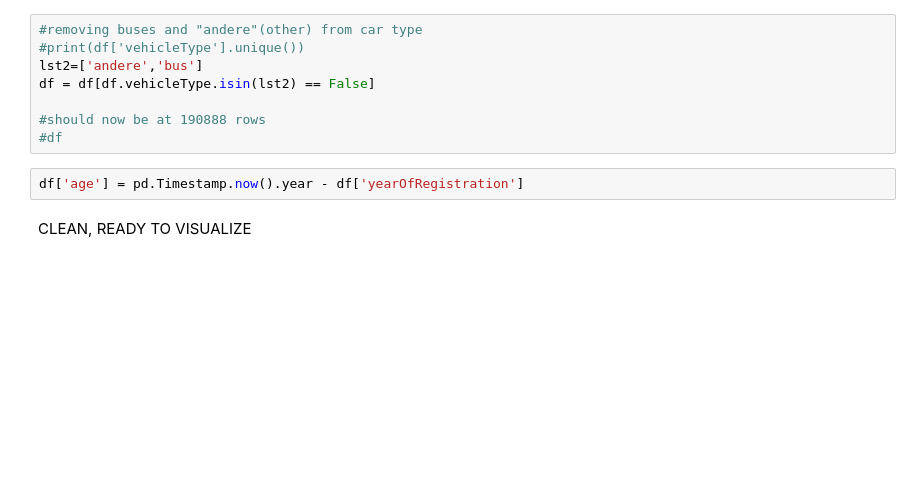
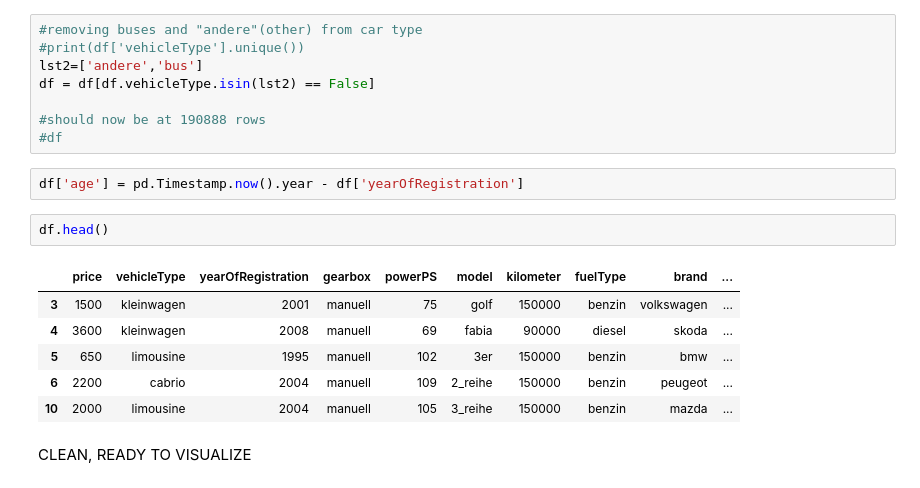
Before and after one commit to YasmineReis/ECE539Project, a Jupyter notebook: main.ipynb, the cells around one changed output. Cells and saved outputs as stored; diff of their text form; blank space fills up the shorter version.

```diff
--- a/main.ipynb
+++ b/main.ipynb
@@ -37,6 +37,15 @@ df = df[df.vehicleType.isin(lst2) == False]
 #df
 # %%
 df['age'] = pd.Timestamp.now().year - df['yearOfRegistration']
+# %%
+df.head()
+# %% [output]
+|  | price | vehicleType | yearOfRegistration | gearbox | powerPS | model | kilometer | fuelType | brand | ... |
+| 3 | 1500 | kleinwagen | 2001 | manuell | 75 | golf | 150000 | benzin | volkswagen | ... |
+| 4 | 3600 | kleinwagen | 2008 | manuell | 69 | fabia | 90000 | diesel | skoda | ... |
+| 5 | 650 | limousine | 1995 | manuell | 102 | 3er | 150000 | benzin | bmw | ... |
+| 6 | 2200 | cabrio | 2004 | manuell | 109 | 2_reihe | 150000 | benzin | peugeot | ... |
+| 10 | 2000 | limousine | 2004 | manuell | 105 | 3_reihe | 150000 | benzin | mazda | ... |
 # %% [markdown]
 CLEAN, READY TO VISUALIZE
 # %%
```
Also changed, not shown: parts of 24 cells of this notebook.
